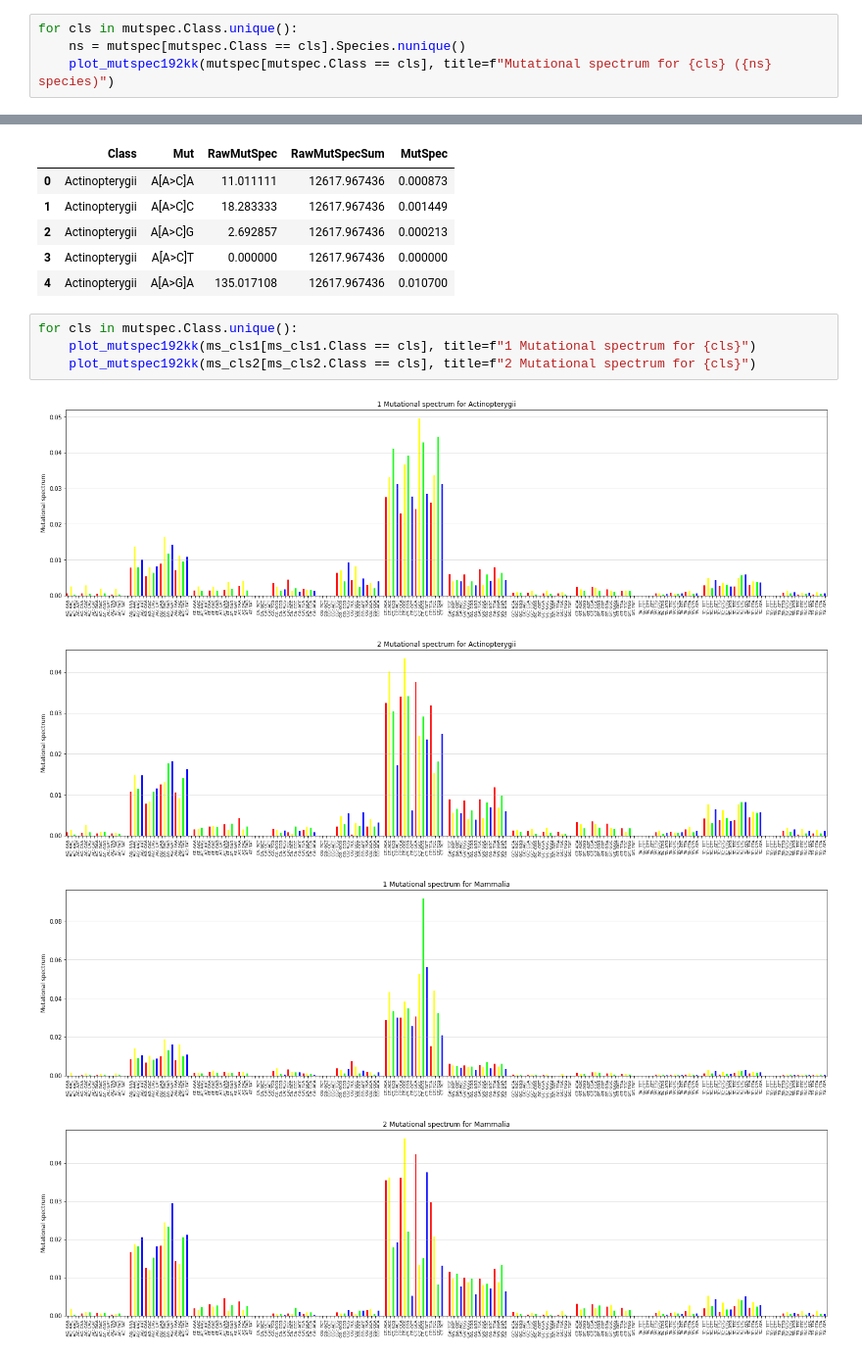
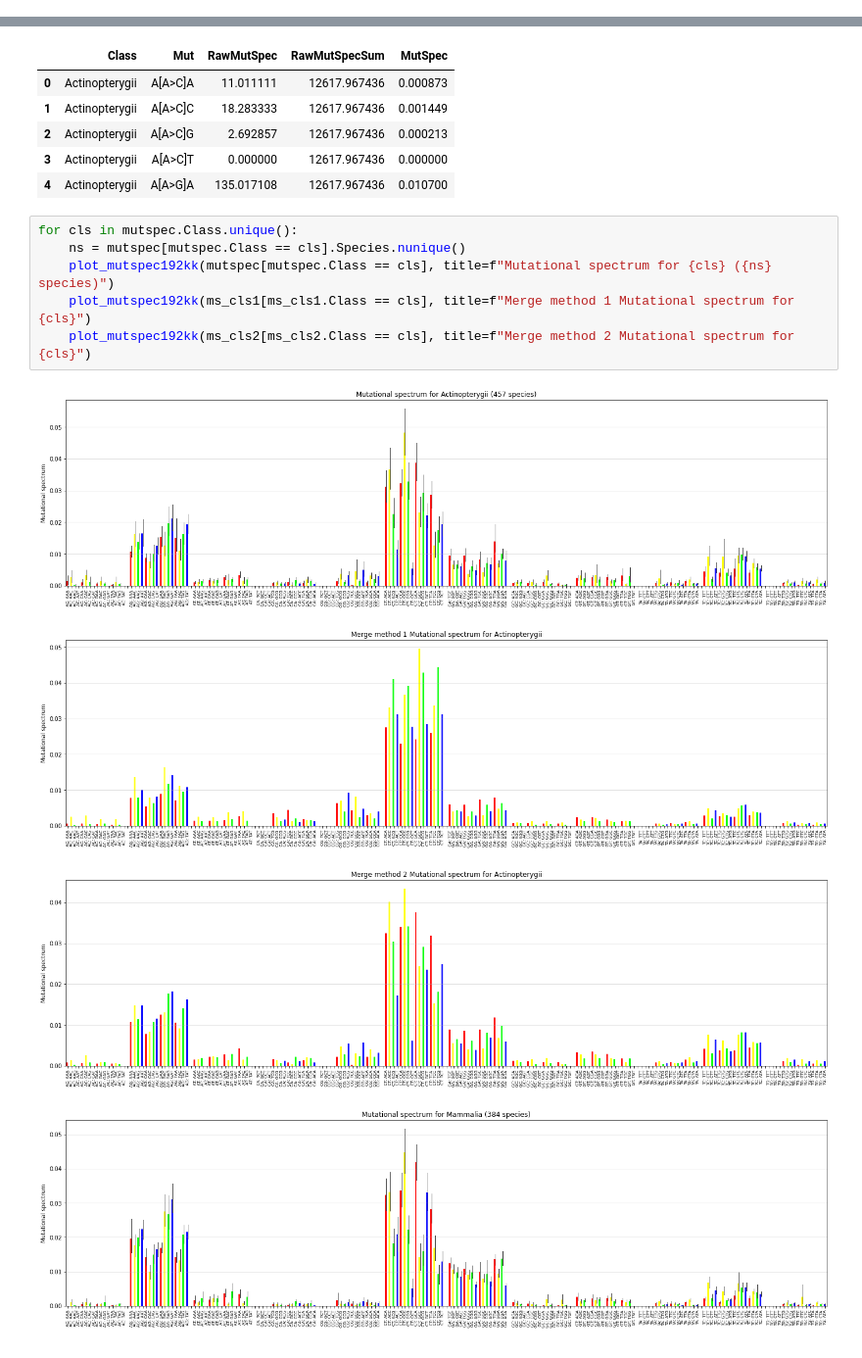
Before and after one commit to mitoclub/mtdna-192component-mutspec-chordata, a Jupyter notebook: scripts/check_mutspecs.ipynb, the cells around one changed output, grey strips where cells are left out. Shown at 98% size. Cells and saved outputs as stored; diff of their text form.

```diff
--- a/scripts/check_mutspecs.ipynb
+++ b/scripts/check_mutspecs.ipynb
@@ -60,4 +53,0 @@ mutspec[mutspec.Class == cls].Species.nunique()
-# %%
-for cls in mutspec.Class.unique():
-    ns = mutspec[mutspec.Class == cls].Species.nunique()
-    plot_mutspec192kk(mutspec[mutspec.Class == cls], title=f"Mutational spectrum for {cls} ({ns} species)")
@@ -101,10 +85,12 @@ ms_cls2.head()
 | 4 | Actinopterygii | A[A>G]A | 135.017108 | 12617.967436 | 0.010700 |
 # %%
 for cls in mutspec.Class.unique():
-    plot_mutspec192kk(ms_cls1[ms_cls1.Class == cls], title=f"1 Mutational spectrum for {cls}")
-    plot_mutspec192kk(ms_cls2[ms_cls2.Class == cls], title=f"2 Mutational spectrum for {cls}")
+    ns = mutspec[mutspec.Class == cls].Species.nunique()
+    plot_mutspec192kk(mutspec[mutspec.Class == cls], title=f"Mutational spectrum for {cls} ({ns} species)")
+    plot_mutspec192kk(ms_cls1[ms_cls1.Class == cls], title=f"Merge method 1 Mutational spectrum for {cls}")
+    plot_mutspec192kk(ms_cls2[ms_cls2.Class == cls], title=f"Merge method 2 Mutational spectrum for {cls}")
 # %% [output]
-[figure, old version]
+[figure, new version]
-[figure, old version]
+[figure, new version]
-[figure, old version]
+[figure, new version]
-[figure, old version]
+[figure, new version]
```
Also changed, not shown: parts of 4 cells of this notebook.
